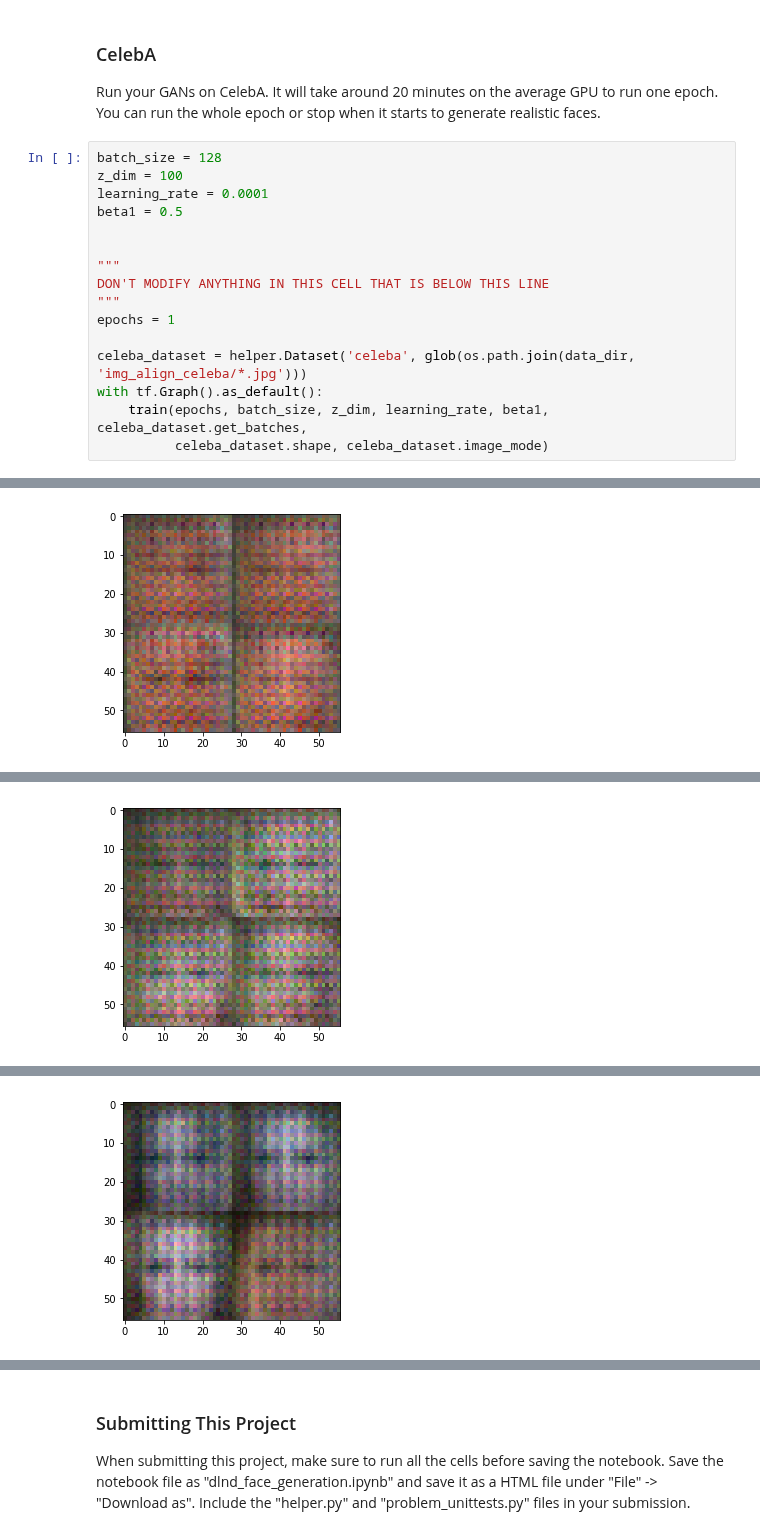
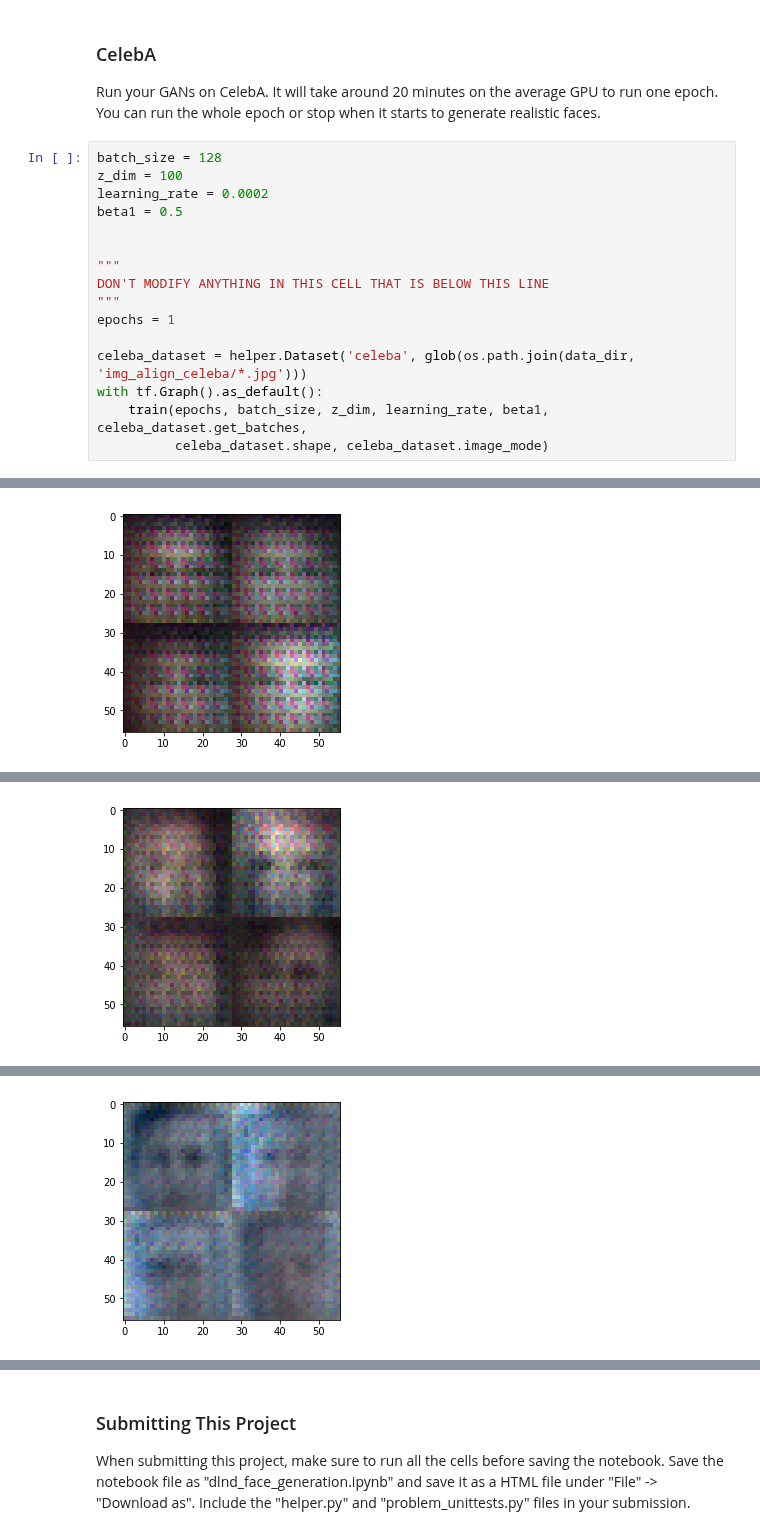
Before and after one commit to mmakowski/udacity-deeplearning, a Jupyter notebook: projects/05-face-generation/dlnd_face_generation.ipynb, the cells around one changed output, grey strips where cells are left out. Saved outputs shown, nothing was run; the diff lists cells and outputs as text.

Commit message:
perhaps slightly better with higher learning rate?

```diff
--- a/projects/05-face-generation/dlnd_face_generation.ipynb
+++ b/projects/05-face-generation/dlnd_face_generation.ipynb
@@ -453,7 +453,7 @@ Run your GANs on CelebA.  It will take around 20 minutes on the average GPU to r
 # %%
 batch_size = 128
 z_dim = 100
-learning_rate = 0.0001
+learning_rate = 0.0002
 beta1 = 0.5
 
 
@@ -491 +491 @@ Epoch 1/1        Discriminator Loss: 0.3111      Generator Loss: 4.3172
-[figure, old version]
+[figure, new version]
@@ -502 +502 @@ Epoch 1/1        Discriminator Loss: 0.7047      Generator Loss: 1.4551
-[figure, old version]
+[figure, new version]
@@ -513 +513 @@ Epoch 1/1        Discriminator Loss: 0.6533      Generator Loss: 0.9579
-[figure, old version]
+[figure, new version]
```
Also changed, not shown: parts of 1 cell of this notebook, 1 other file.
